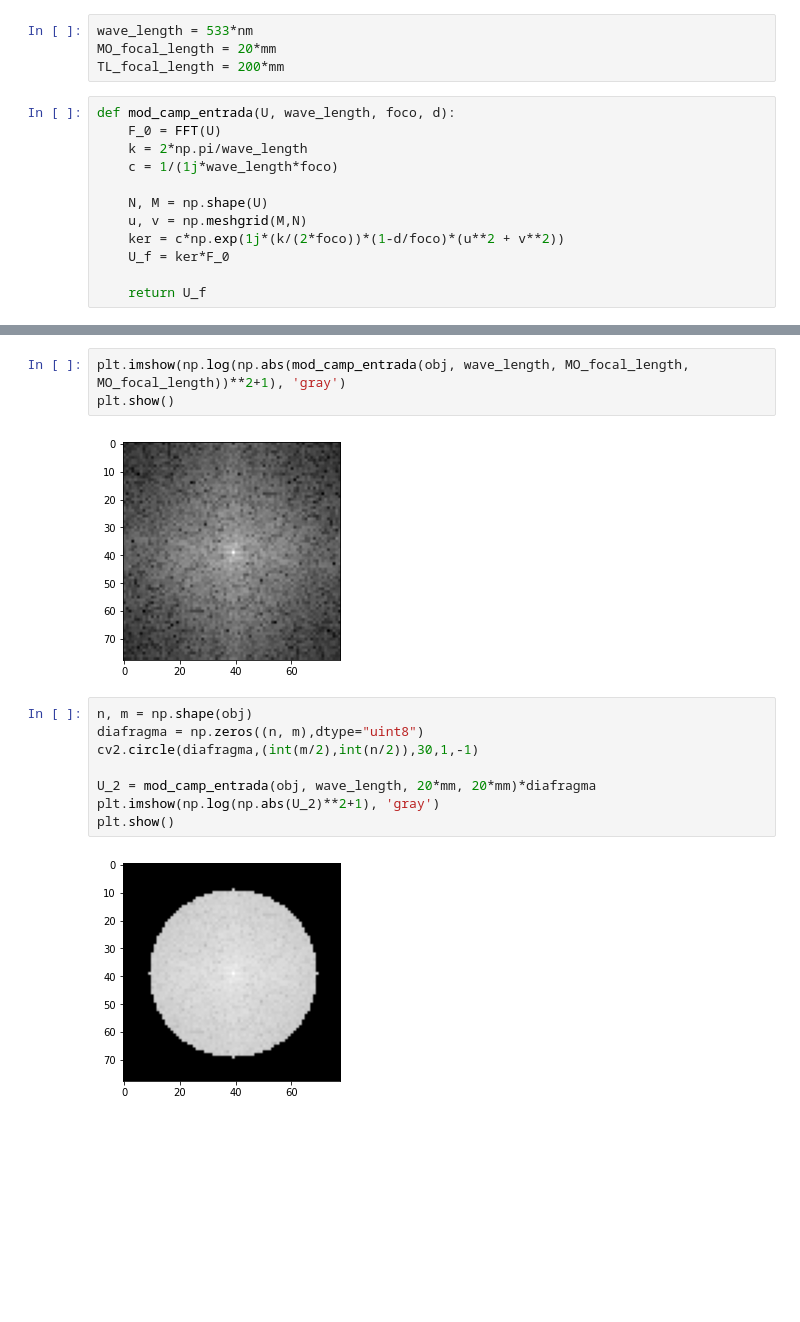
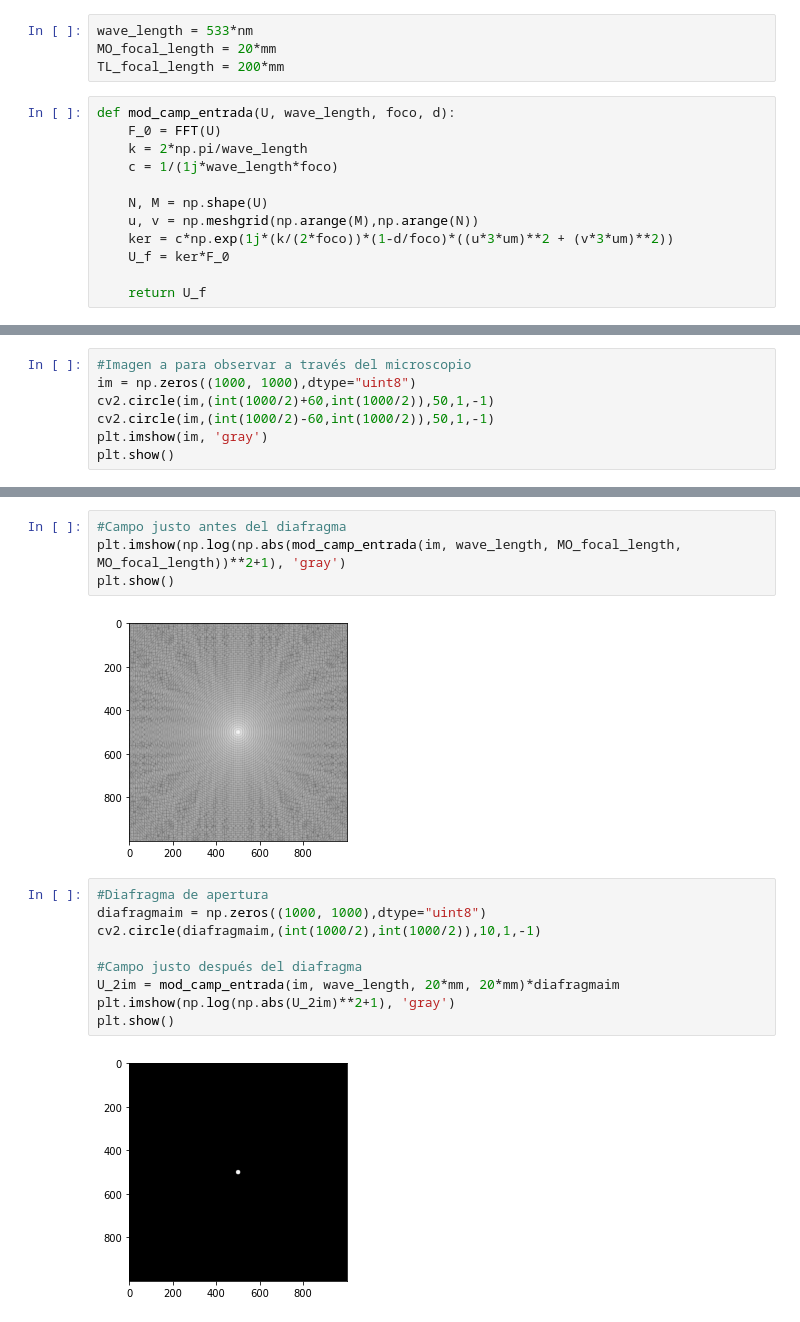
Before and after one commit to JuanDaAC/OpticalInstruments, a Jupyter notebook: Entrega 3/Pruebas/Microscopio.ipynb, the cells around one changed output, grey strips where cells are left out. Cells and saved outputs as stored; diff of their text form; blank space fills up the shorter version.

```diff
--- a/Entrega 3/Pruebas/Microscopio.ipynb
+++ b/Entrega 3/Pruebas/Microscopio.ipynb
@@ -29,8 +29,8 @@ def mod_camp_entrada(U, wave_length, foco, d):
     c = 1/(1j*wave_length*foco)
 
     N, M = np.shape(U)
-    u, v = np.meshgrid(M,N)
-    ker = c*np.exp(1j*(k/(2*foco))*(1-d/foco)*(u**2 + v**2))
+    u, v = np.meshgrid(np.arange(M),np.arange(N))
+    ker = c*np.exp(1j*(k/(2*foco))*(1-d/foco)*((u*3*um)**2 + (v*3*um)**2))
     U_f = ker*F_0
 
     return U_f
@@ -42,0 +68,7 @@ plt.show()
+# %%
+#Imagen a para observar a través del microscopio
+im = np.zeros((1000, 1000),dtype="uint8")
+cv2.circle(im,(int(1000/2)+60,int(1000/2)),50,1,-1)
+cv2.circle(im,(int(1000/2)-60,int(1000/2)),50,1,-1)
+plt.imshow(im, 'gray')
+plt.show()
@@ -43,16 +77,18 @@ plt.show()
 # %%
-plt.imshow(np.log(np.abs(mod_camp_entrada(obj, wave_length, MO_focal_length, MO_focal_length))**2+1), 'gray')
+#Campo justo antes del diafragma
+plt.imshow(np.log(np.abs(mod_camp_entrada(im, wave_length, MO_focal_length, MO_focal_length))**2+1), 'gray')
 plt.show()
 # %% [output]
-[figure, old version]
+[figure, new version]
 # %%
-n, m = np.shape(obj)
-diafragma = np.zeros((n, m),dtype="uint8")
-cv2.circle(diafragma,(int(m/2),int(n/2)),30,1,-1)
+#Diafragma de apertura
+diafragmaim = np.zeros((1000, 1000),dtype="uint8")
+cv2.circle(diafragmaim,(int(1000/2),int(1000/2)),10,1,-1)
 
-U_2 = mod_camp_entrada(obj, wave_length, 20*mm, 20*mm)*diafragma
-plt.imshow(np.log(np.abs(U_2)**2+1), 'gray')
+#Campo justo después del diafragma
+U_2im = mod_camp_entrada(im, wave_length, 20*mm, 20*mm)*diafragmaim
+plt.imshow(np.log(np.abs(U_2im)**2+1), 'gray')
 plt.show()
 # %% [output]
-[figure, old version]
+[figure, new version]
 # %%
```
Also changed, not shown: parts of 10 cells of this notebook.
